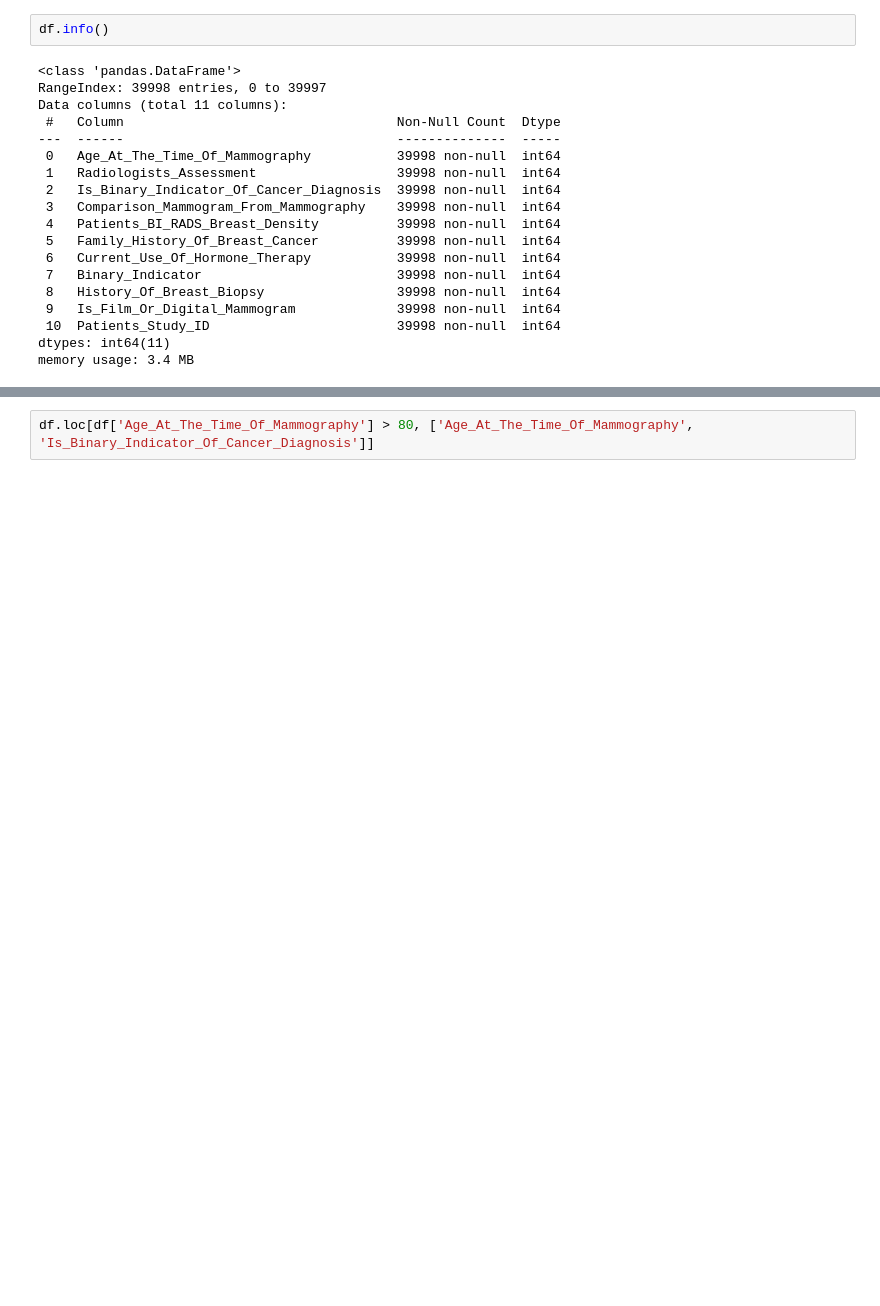
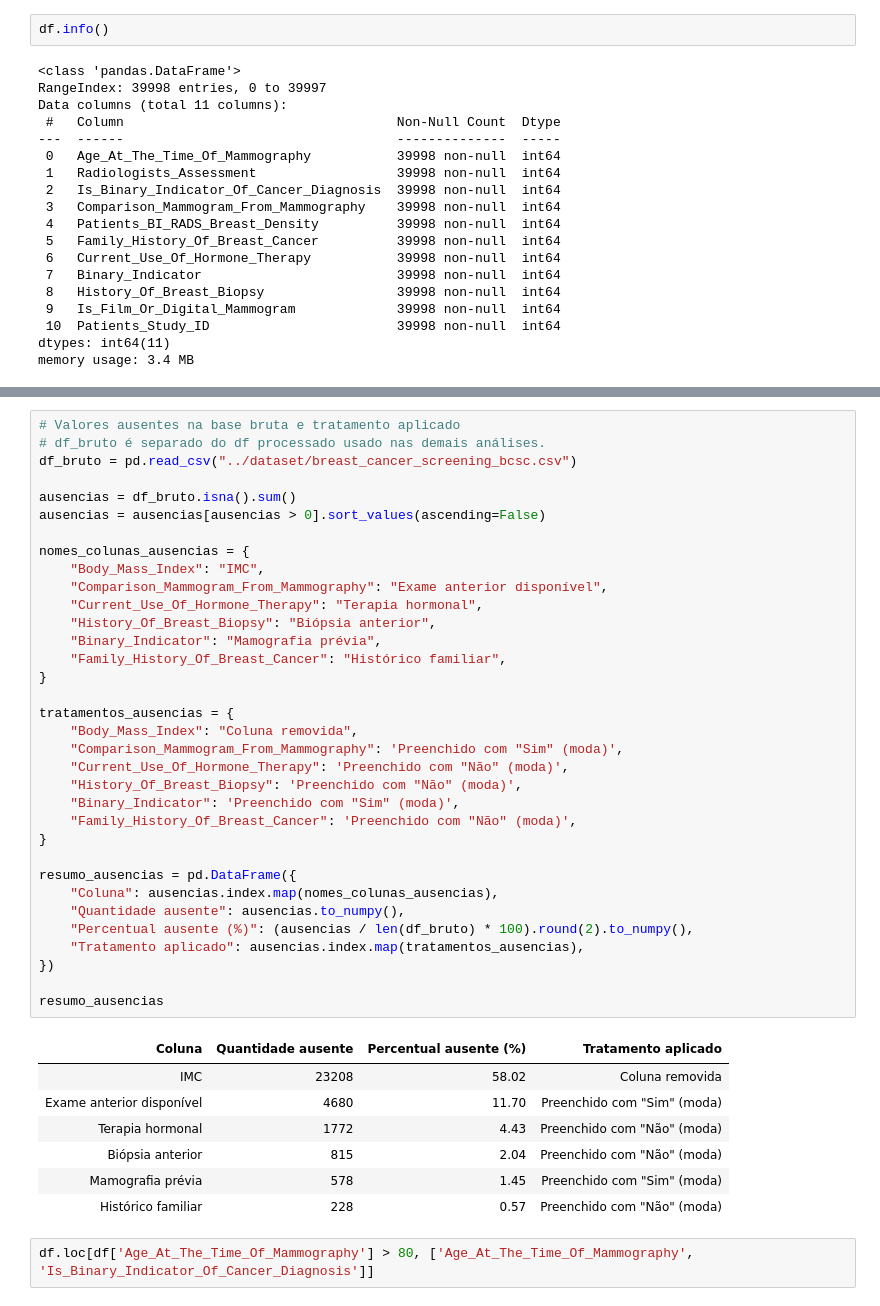
Before and after one commit to arthurMalveste/Breast-Cancer-Analysis-and-Classification, a Jupyter notebook: notebooks/analise.ipynb, the cells around one changed output, grey strips where cells are left out. Saved outputs shown, nothing was run; the diff lists cells and outputs as text; blank space fills up the shorter version.

```diff
--- a/notebooks/analise.ipynb
+++ b/notebooks/analise.ipynb
@@ -47,3 +79,45 @@ memory usage: 3.4 MB
+# %%
+# Valores ausentes na base bruta e tratamento aplicado
+# df_bruto é separado do df processado usado nas demais análises.
+df_bruto = pd.read_csv("../dataset/breast_cancer_screening_bcsc.csv")
+
+ausencias = df_bruto.isna().sum()
+ausencias = ausencias[ausencias > 0].sort_values(ascending=False)
+
+nomes_colunas_ausencias = {
+    "Body_Mass_Index": "IMC",
+    "Comparison_Mammogram_From_Mammography": "Exame anterior disponível",
+    "Current_Use_Of_Hormone_Therapy": "Terapia hormonal",
+    "History_Of_Breast_Biopsy": "Biópsia anterior",
+    "Binary_Indicator": "Mamografia prévia",
+    "Family_History_Of_Breast_Cancer": "Histórico familiar",
+}
+
+tratamentos_ausencias = {
+    "Body_Mass_Index": "Coluna removida",
+    "Comparison_Mammogram_From_Mammography": 'Preenchido com "Sim" (moda)',
+    "Current_Use_Of_Hormone_Therapy": 'Preenchido com "Não" (moda)',
+    "History_Of_Breast_Biopsy": 'Preenchido com "Não" (moda)',
+    "Binary_Indicator": 'Preenchido com "Sim" (moda)',
+    "Family_History_Of_Breast_Cancer": 'Preenchido com "Não" (moda)',
+}
+
+resumo_ausencias = pd.DataFrame({
+    "Coluna": ausencias.index.map(nomes_colunas_ausencias),
+    "Quantidade ausente": ausencias.to_numpy(),
+    "Percentual ausente (%)": (ausencias / len(df_bruto) * 100).round(2).to_numpy(),
+    "Tratamento aplicado": ausencias.index.map(tratamentos_ausencias),
+})
+
+resumo_ausencias
+# %% [output]
+| Coluna | Quantidade ausente | Percentual ausente (%) | Tratamento aplicado |
+| IMC | 23208 | 58.02 | Coluna removida |
+| Exame anterior disponível | 4680 | 11.70 | Preenchido com "Sim" (moda) |
+| Terapia hormonal | 1772 | 4.43 | Preenchido com "Não" (moda) |
+| Biópsia anterior | 815 | 2.04 | Preenchido com "Não" (moda) |
+| Mamografia prévia | 578 | 1.45 | Preenchido com "Sim" (moda) |
+| Histórico familiar | 228 | 0.57 | Preenchido com "Não" (moda) |
 # %%
 df.loc[df['Age_At_The_Time_Of_Mammography'] > 80, ['Age_At_The_Time_Of_Mammography', 'Is_Binary_Indicator_Of_Cancer_Diagnosis']]
 # %% [output]
```
Also changed, not shown: parts of 11 cells of this notebook.
